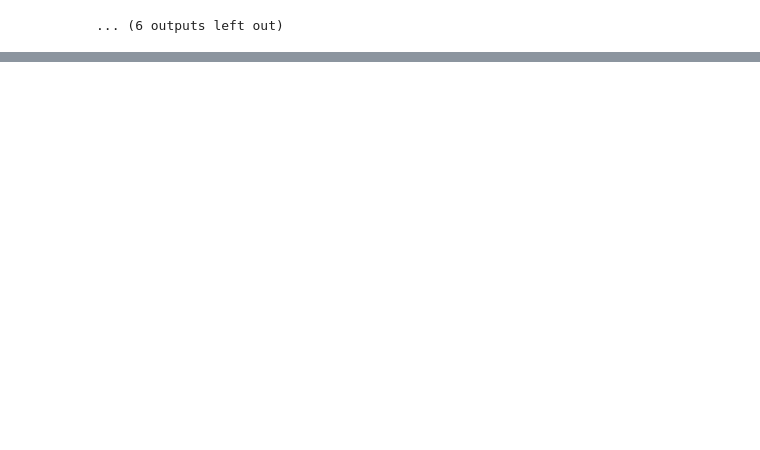
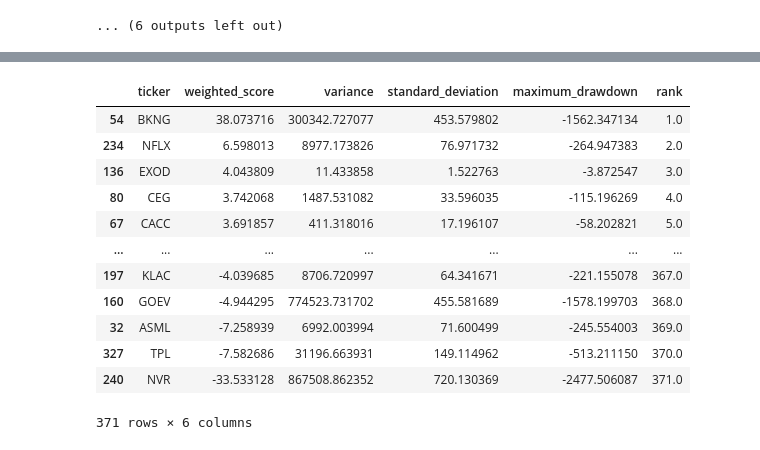
Before and after one commit to Omairss/spectral_nature, a Jupyter notebook: src/rh_perf/src/StateOfPortfolio.ipynb, the cells around one changed output, grey strips where cells are left out. Cells and saved outputs as stored; diff of their text form; code cells hidden in the pictures; blank space fills up the shorter version.

```diff
--- a/src/rh_perf/src/StateOfPortfolio.ipynb
+++ b/src/rh_perf/src/StateOfPortfolio.ipynb
@@ -393,0 +385,37 @@ len(slopes_df)
+# %%
+def rank_slopes(slopes_df):
+    # Define weights for each time period
+    weights = {
+        '5_years': 1.0,
+        '3_years': 0.4,
+        '1_year': 0.6,
+        '6_months': 0.4,
+        '3_months': 0.2,
+        '1_week': 0.4,
+    }
+
+    # Ensure all time ranges in weights are present in slopes_df
+    for period in weights.keys():
+        if period not in slopes_df['time_range'].unique():
+            raise ValueError(f"Time range '{period}' not found in slopes_df")
+
+    # Calculate weighted score for each row
+    slopes_df['weighted_score'] = slopes_df.apply(
+        lambda row: row['slope'] * weights[row['time_range']], axis=1
+    )
+
+    # Aggregate weighted scores by ticker
+    aggregated_df = slopes_df.groupby('ticker').agg({
+        'weighted_score': 'sum',
+        'variance': 'mean',
+        'standard_deviation': 'mean',
+        'maximum_drawdown': 'mean'
+    }).reset_index()
+
+    # Rank the tickers based on the aggregated weighted score
+    aggregated_df['rank'] = aggregated_df['weighted_score'].rank(ascending=False)
+
+    # Sort the DataFrame by rank
+    ranked_df = aggregated_df.sort_values(by='rank')
+
+    return ranked_df
@@ -393,0 +478,18 @@ len(slopes_df)
+# %%
+ranked_slopes_df = rank_slopes(slopes_df)
+# %%
+ranked_slopes_df
+# %% [output]
+|  | ticker | weighted_score | variance | standard_deviation | maximum_drawdown | rank |
+| 54 | BKNG | 38.073716 | 300342.727077 | 453.579802 | -1562.347134 | 1.0 |
+| 234 | NFLX | 6.598013 | 8977.173826 | 76.971732 | -264.947383 | 2.0 |
+| 136 | EXOD | 4.043809 | 11.433858 | 1.522763 | -3.872547 | 3.0 |
+| 80 | CEG | 3.742068 | 1487.531082 | 33.596035 | -115.196269 | 4.0 |
+| 67 | CACC | 3.691857 | 411.318016 | 17.196107 | -58.202821 | 5.0 |
+| ... | ... | ... | ... | ... | ... | ... |
+| 197 | KLAC | -4.039685 | 8706.720997 | 64.341671 | -221.155078 | 367.0 |
+| 160 | GOEV | -4.944295 | 774523.731702 | 455.581689 | -1578.199703 | 368.0 |
+| 32 | ASML | -7.258939 | 6992.003994 | 71.600499 | -245.554003 | 369.0 |
+| 327 | TPL | -7.582686 | 31196.663931 | 149.114962 | -513.211150 | 370.0 |
+| 240 | NVR | -33.533128 | 867508.862352 | 720.130369 | -2477.506087 | 371.0 |
+371 rows × 6 columns
```
Also changed, not shown: parts of 15 cells of this notebook.
